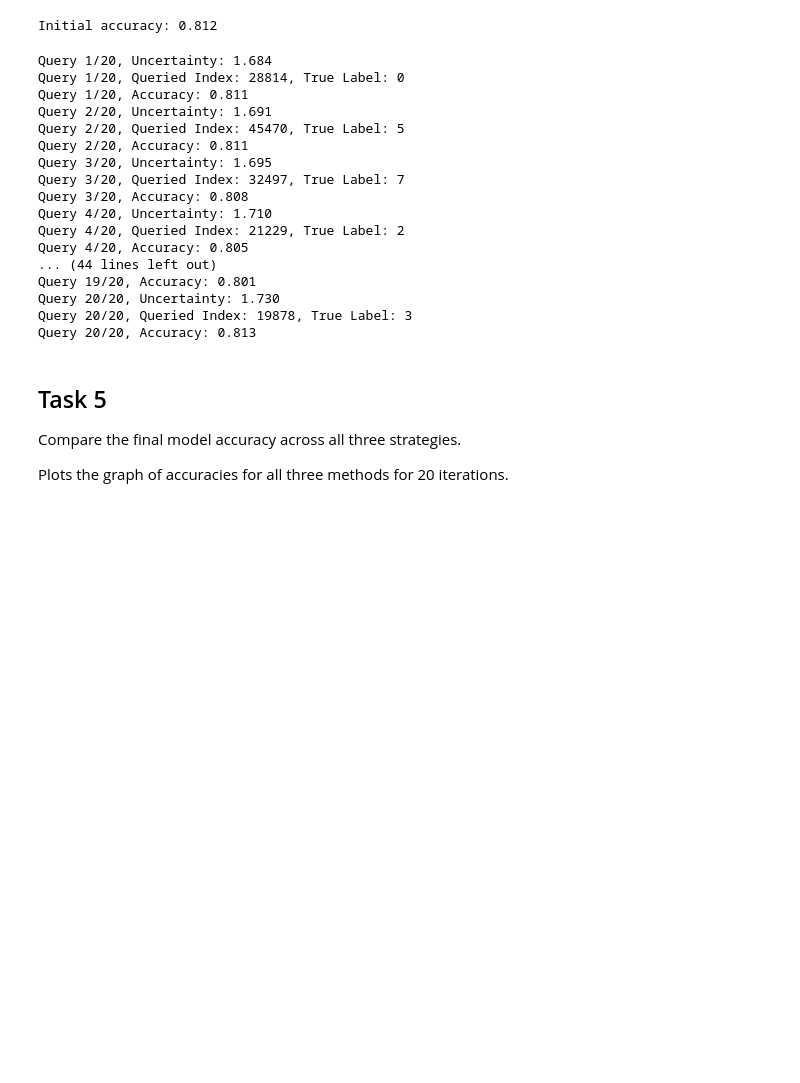
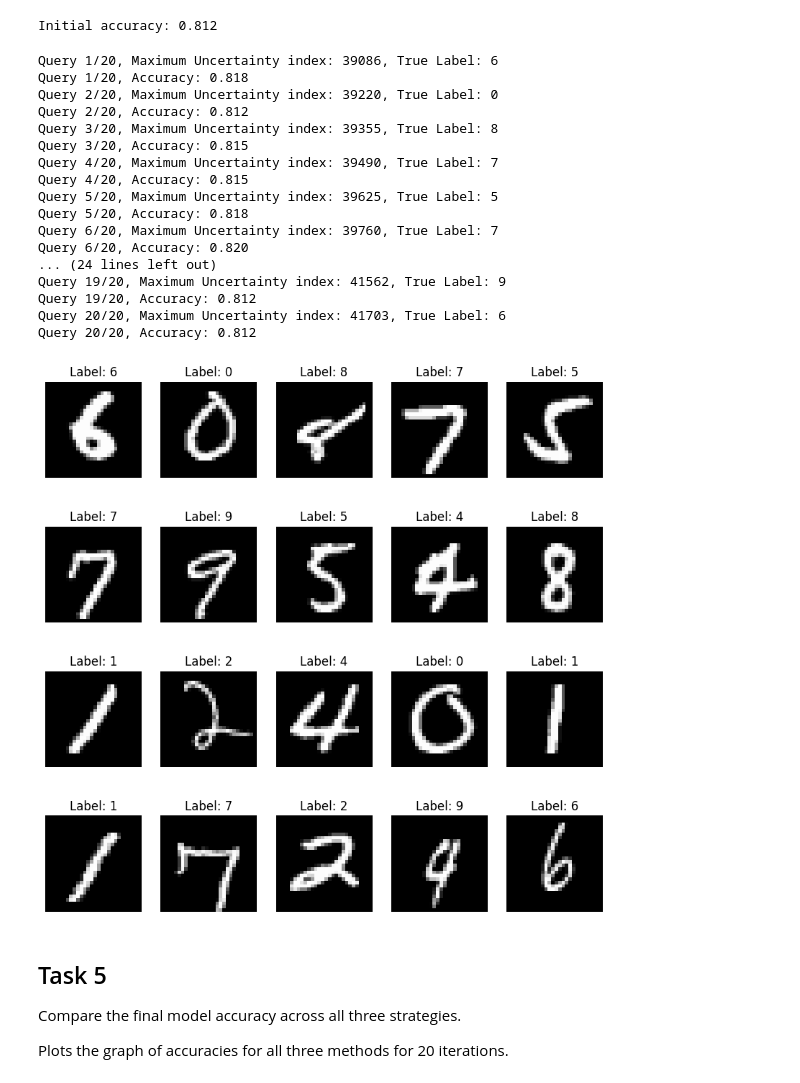
Before and after one commit to Praanshu101/Active_Learning, a Jupyter notebook: Lab4.ipynb, the cells around one changed output. Drawn from its saved outputs; the diff is of its cells as text; code cells hidden in the pictures; blank space fills up the shorter version.

```diff
--- a/Lab4.ipynb
+++ b/Lab4.ipynb
@@ -209,61 +228,71 @@ Initial accuracy: 0.812
 # %%
 # Active Learning Loop (20 iterations)
 n_queries = 20
-accuracy2 = [initial_accuracy]
-X_initial2 = np.array(X_initial)
-y_initial2 = np.array(y_initial)
-X_pool2 = np.array(X_pool)
 
+accuracy2 = [initial_accuracy] # List to keep track of the model's accuracy after each query
+
+
+X_initial2 = np.array(X_initial) # Copy of initially labeled dataset
+y_initial2 = np.array(y_initial) # Copy of initially labeled labels
+X_pool2 = np.array(X_pool) # Copy of the unlabeled pool
+
+# Display image in 4x5 grid
+fig, axs = plt.subplots(4, 5, figsize=(10, 10))
+
+# Active Learning Loop
 for i in range(n_queries):
     # Compute uncertainty (Label Entropy) for each sample in the unlabeled pool using entropy.
-    uncertainty = -np.clip(classifier2.predict_proba(X_pool2), 1e-10, 1.0) * np.log(np.clip(classifier2.predict_proba(X_pool2), 1e-10, 1.0)) # Ensure probabilities are within [epsilon, 1]
+    uncertainty = -np.clip(classifier2.predict_proba(X_pool2), 1e-10, 1.0) * np.log2(np.clip(classifier2.predict_proba(X_pool2), 1e-10, 1.0)) # Ensure probabilities are within [epsilon, 1]
 
     # Vector of uncertainties
     uncertainty = uncertainty.sum(axis=1)
-    #print(uncertainty)
-    #print(uncertainty.shape)
-    print(f'Query {i + 1}/{n_queries}, Uncertainty: {uncertainty.mean():.3f}')
 
     # Select the sample with the highest uncertainty and query its true label.
-    query_idx = np.argmax(uncertainty)
+    query_idx_idx = np.argmax(uncertainty) # Index of the queried sample in the pool
+    query_idx = unlabeled_pool_idx[query_idx] # Index of the queried sample in the original dataset
+
+    # Print the maximum uncertainty index
+    print(f'Query {i + 1}/{n_queries}, Maximum Uncertainty index: {query_idx}, True Label: {mnist["train"]["label"][query_idx]}')
 
     # Add the queried sample to the labelled dataset.
-    X_initial2 = np.vstack((X_initial2, X_pool2[query_idx]))
-    y_initial2 = np.append(y_initial2, mnist["train"]["label"][unlabeled_pool_idx[query_idx]])
+    X_initial2 = np.vstack((X_initial2, X_train[query_idx]))
+    y_initial2 = np.append(y_initial2, mnist["train"]["label"][query_idx])
+
+    # Show the queried image and the true label
+    ax = axs[i // 5, i % 5]
+    ax.imshow(X_train[query_idx].reshape(28, 28), cmap='gray')
+    ax.set_title(f'Label: {mnist["train"]["label"][query_idx]}')
+    ax.axis('off')
 
     # Remove the queried sample from the unlabelled pool
-    X_pool2 = np.delete(X_pool2, query_idx, axis=0)
-    # Remove the queried sample index from the unlabeled pool index
-    unlabeled_pool_idx = np.delete(unlabeled_pool_idx, query_idx)
+    X_pool2 = np.delete(X_pool2, query_idx_idx, axis=0)
 
-    # Print the queried index and the true label
-    print(f'Query {i + 1}/{n_queries}, Queried Index: {unlabeled_pool_idx[query_idx]}, True Label: {mnist["train"]["label"][unlabeled_pool_idx[query_idx]]}')
-
-    # Retrain the model and check the model's accuracy on the test set.
+    # Retrain the model
     classifier2.fit(X_initial2, y_initial2)
 
     # Calculate the accuracy
     accuracy = classifier2.score(X_test, y_test)
     print(f'Query {i + 1}/{n_queries}, Accuracy: {accuracy:.3f}')
     accuracy2.append(accuracy)
 # %% [output]
-Query 1/20, Uncertainty: 1.684
-Query 1/20, Queried Index: 28814, True Label: 0
-Query 1/20, Accuracy: 0.811
-Query 2/20, Uncertainty: 1.691
-Query 2/20, Queried Index: 45470, True Label: 5
-Query 2/20, Accuracy: 0.811
-Query 3/20, Uncertainty: 1.695
-Query 3/20, Queried Index: 32497, True Label: 7
-Query 3/20, Accuracy: 0.808
-Query 4/20, Uncertainty: 1.710
-Query 4/20, Queried Index: 21229, True Label: 2
-Query 4/20, Accuracy: 0.805
-... (44 lines left out)
-Query 19/20, Accuracy: 0.801
-Query 20/20, Uncertainty: 1.730
-Query 20/20, Queried Index: 19878, True Label: 3
-Query 20/20, Accuracy: 0.813
+Query 1/20, Maximum Uncertainty index: 39086, True Label: 6
+Query 1/20, Accuracy: 0.818
+Query 2/20, Maximum Uncertainty index: 39220, True Label: 0
+Query 2/20, Accuracy: 0.812
+Query 3/20, Maximum Uncertainty index: 39355, True Label: 8
+Query 3/20, Accuracy: 0.815
+Query 4/20, Maximum Uncertainty index: 39490, True Label: 7
+Query 4/20, Accuracy: 0.815
+Query 5/20, Maximum Uncertainty index: 39625, True Label: 5
+Query 5/20, Accuracy: 0.818
+Query 6/20, Maximum Uncertainty index: 39760, True Label: 7
+Query 6/20, Accuracy: 0.820
+... (24 lines left out)
+Query 19/20, Maximum Uncertainty index: 41562, True Label: 9
+Query 19/20, Accuracy: 0.812
+Query 20/20, Maximum Uncertainty index: 41703, True Label: 6
+Query 20/20, Accuracy: 0.812
+[figure, added]
 # %% [markdown]
 ## Task 5
 
```
Also changed, not shown: parts of 3 cells of this notebook.
